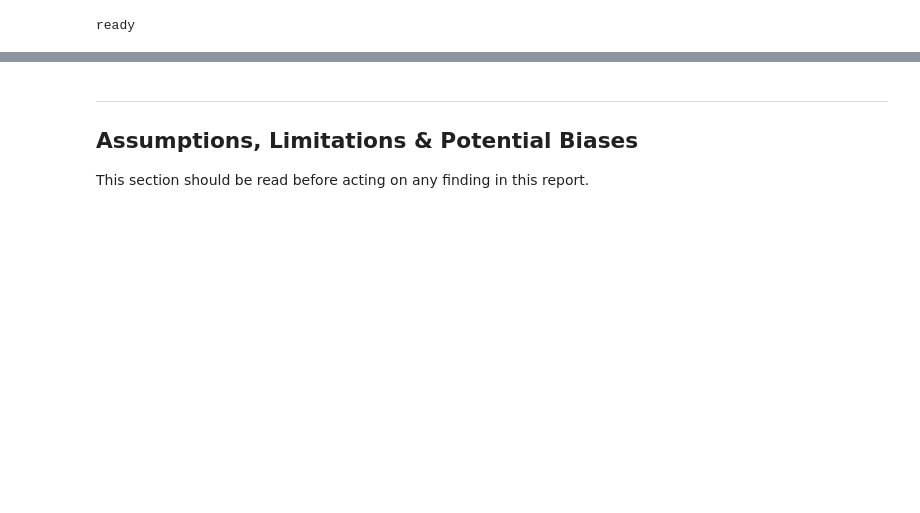
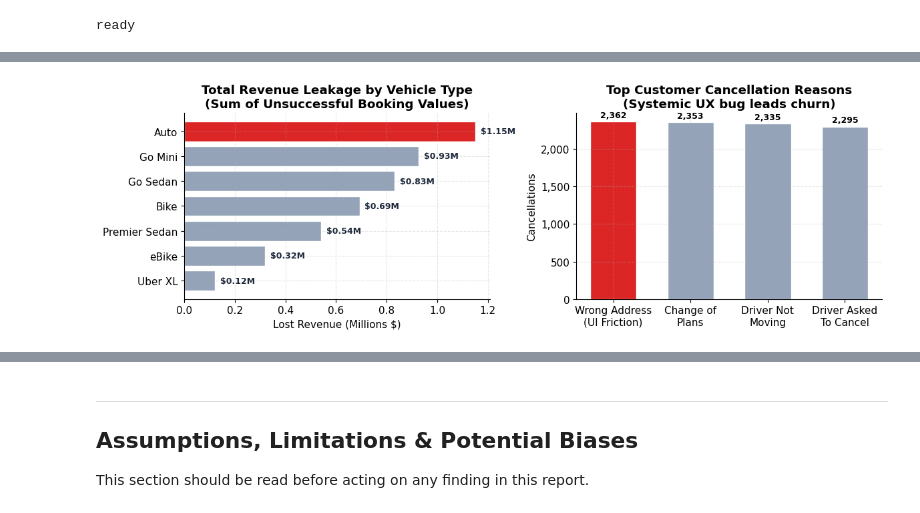
Before and after one commit to jwliu24/Uber-Operational-Analysis, a Jupyter notebook: Week_7_Data_Storytelling.ipynb, the cells around one changed output, grey strips where cells are left out. Drawn from its saved outputs; the diff is of its cells as text; code cells hidden in the pictures; blank space fills up the shorter version.

```diff
--- a/Week_7_Data_Storytelling.ipynb
+++ b/Week_7_Data_Storytelling.ipynb
@@ -313,0 +100,68 @@ Owner: Product Design
+# %%
+import matplotlib.pyplot as plt
+import matplotlib.ticker as mtick
+
+# --- Data Prep ---
+# Using your Week 3 logic: sum of Booking Value for unsuccessful rides
+unsuccessful_rides = df[df['Booking Status'] != 'Completed'].copy()
+lost_revenue_by_vehicle = unsuccessful_rides.groupby('Vehicle Type')['Booking Value'].sum().sort_values(ascending=True)
+
+# Plot 2 Data: Top 4 Customer Reasons
+cust_cancels = df[df['Booking Status'] == 'Cancelled by Customer']
+cust_reasons = cust_cancels['Reason for cancelling by Customer'].value_counts().head(4)
+short_cust_labels = {
+    'Wrong Address': 'Wrong Address\n(UI Friction)',
+    'Driver is not moving towards pickup location': 'Driver Not\nMoving',
+    'Driver asked to cancel': 'Driver Asked\nTo Cancel',
+    'Change of plans': 'Change of\nPlans'
+}
+
+# --- Plotting ---
+fig, axes = plt.subplots(1, 2, figsize=(12, 4))
+
+# Left Plot: The Auto Leakage (Matched to your Week 3 code output)
+colors_vt = ['#dc2626' if vt == 'Auto' else '#94a3b8' for vt in lost_revenue_by_vehicle.index]
+axes[0].barh(lost_revenue_by_vehicle.index, lost_revenue_by_vehicle.values / 1e6, color=colors_vt, edgecolor='white')
+axes[0].set_title('Total Revenue Leakage by Vehicle Type\n(Sum of Unsuccessful Booking Values)', fontweight='bold')
+axes[0].set_xlabel('Lost Revenue (Millions $)')
+axes[0].spines['top'].set_visible(False)
+axes[0].spines['right'].set_visible(False)
+
+for bar, val in zip(axes[0].patches, lost_revenue_by_vehicle.values / 1e6):
+    axes[0].text(val + 0.02, bar.get_y() + bar.get_height()/2, f'${val:.2f}M',
+                 va='center', ha='left', color='#1e293b', fontweight='bold', fontsize=9)
+
+# Right Plot: The UI Root Cause
+labels = [short_cust_labels.get(r, r) for r in cust_reasons.index]
+colors_reasons = ['#dc2626' if 'Wrong Address' in r else '#94a3b8' for r in cust_reasons.index]
+
+axes[1].bar(labels, cust_reasons.values, color=colors_reasons, edgecolor='white', width=0.6)
+axes[1].set_title('Top Customer Cancellation Reasons\n(Systemic UX bug leads churn)', fontweight='bold')
+axes[1].set_ylabel('Cancellations')
+axes[1].yaxis.set_major_formatter(mtick.FuncFormatter(lambda x, _: f'{x:,.0f}'))
+axes[1].spines['top'].set_visible(False)
+axes[1].spines['right'].set_visible(False)
+
+for bar in axes[1].patches:
+    axes[1].text(bar.get_x() + bar.get_width()/2, bar.get_height() + 60,
+                 f'{bar.get_height():,.0f}', ha='center', fontsize=9, fontweight='bold')
+
+plt.tight_layout()
+plt.show()
+
+# --- Text Summary Output ---
+print(f"Over $1.15 million in unrealized bookings — isolated within the high-frequency Auto segment.")
+print(f"This represents the platform's most severe revenue leak based on recorded booking values.")
+print()
+print('This loss is mathematically driven by a systemic UI friction point ("Wrong Address"),')
+print('making it a highly actionable product fix rather than a supply issue.')
+print()
+print('NOTE: A Chi-Square test mathematically proved this bug affects all rides equally.')
+print('However, because Auto commands the highest booking volume, targeting this segment')
+print('first yields the highest absolute dollar recovery for the engineering effort.')
+print()
+print('Recommendation: Deploy a "Confirm Exact Pin" prompt and a "Share Live Location" feature.')
+print('Focus the initial rollout on the Auto segment to capture immediate upside.')
+print('Owner: Product Design & Engineering')
+# %% [output]
+[figure, added]
```
Also changed, not shown: parts of 20 cells of this notebook.
